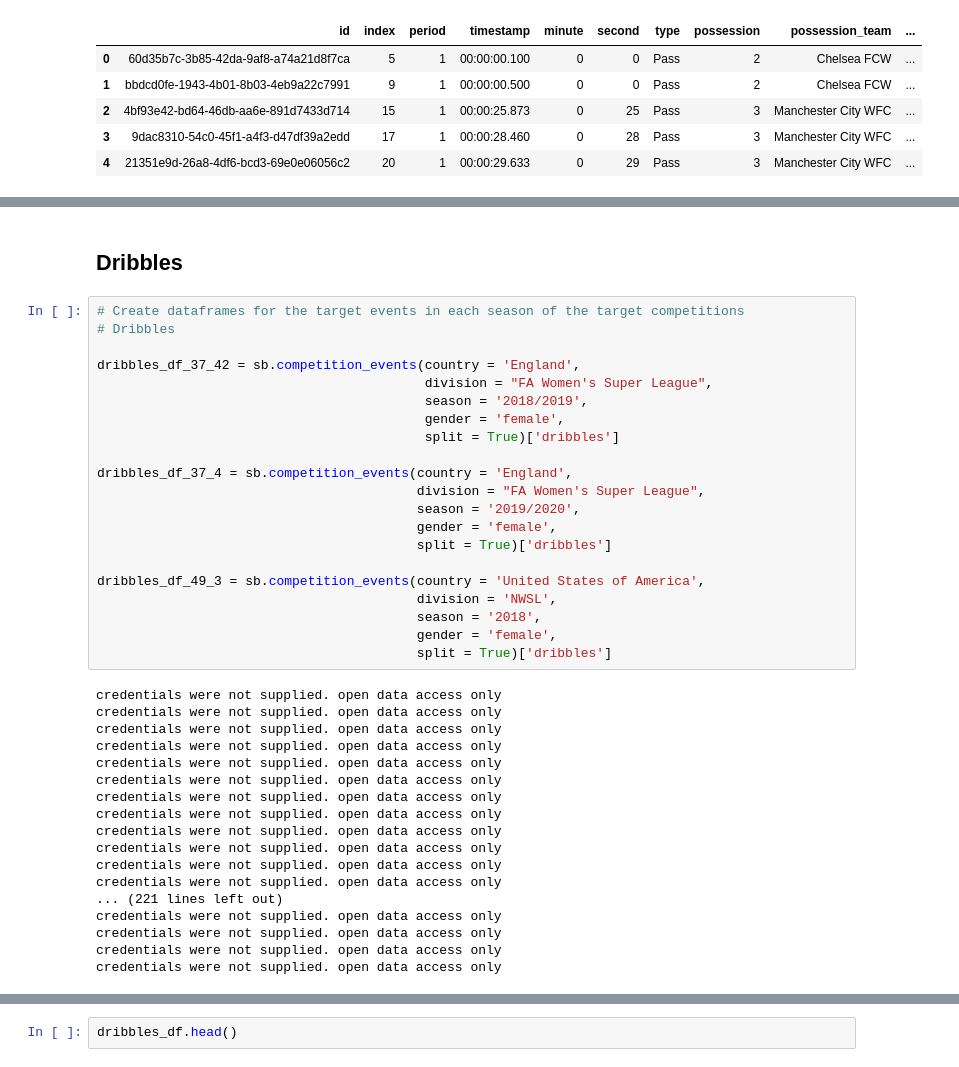
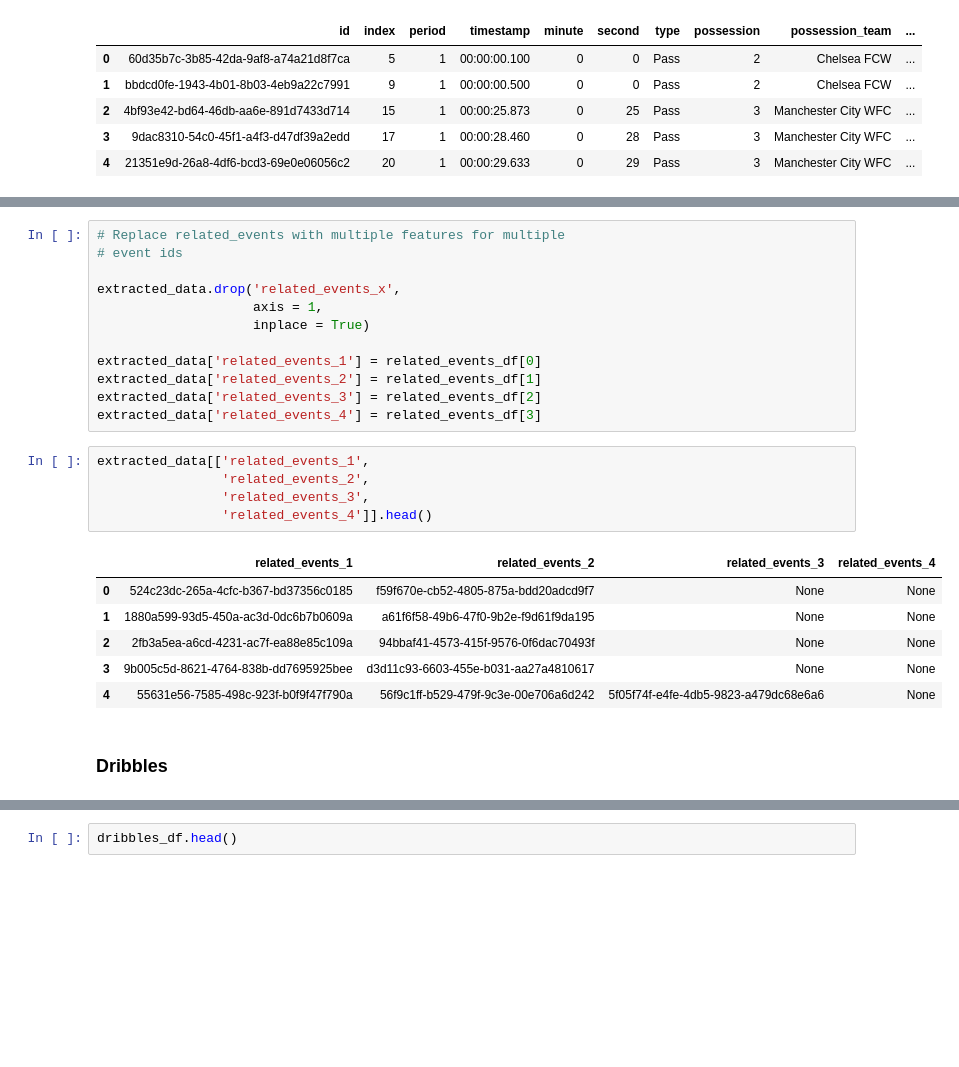
Before and after one commit to wswager/womens_soccer_expected_goals_model, a Jupyter notebook: data_extraction/expected_goals_data_extraction_notebook2.ipynb, the cells around one changed output, grey strips where cells are left out. Saved outputs shown, nothing was run; the diff lists cells and outputs as text; blank space fills up the shorter version.

```diff
--- a/data_extraction/expected_goals_data_extraction_notebook2.ipynb
+++ b/data_extraction/expected_goals_data_extraction_notebook2.ipynb
@@ -388,41 +447,26 @@ related_events = list(shots_df['related_events'])
+# %%
+# Replace related_events with multiple features for multiple
+# event ids
+
+extracted_data.drop('related_events_x',
+                    axis = 1,
+                    inplace = True)
+
+extracted_data['related_events_1'] = related_events_df[0]
+extracted_data['related_events_2'] = related_events_df[1]
+extracted_data['related_events_3'] = related_events_df[2]
+extracted_data['related_events_4'] = related_events_df[3]
+# %%
+extracted_data[['related_events_1',
+                'related_events_2',
+                'related_events_3',
+                'related_events_4']].head()
+# %% [output]
+|  | related_events_1 | related_events_2 | related_events_3 | related_events_4 |
+| 0 | 524c23dc-265a-4cfc-b367-bd37356c0185 | f59f670e-cb52-4805-875a-bdd20adcd9f7 | None | None |
+| 1 | 1880a599-93d5-450a-ac3d-0dc6b7b0609a | a61f6f58-49b6-47f0-9b2e-f9d61f9da195 | None | None |
+| 2 | 2fb3a5ea-a6cd-4231-ac7f-ea88e85c109a | 94bbaf41-4573-415f-9576-0f6dac70493f | None | None |
+| 3 | 9b005c5d-8621-4764-838b-dd7695925bee | d3d11c93-6603-455e-b031-aa27a4810617 | None | None |
+| 4 | 55631e56-7585-498c-923f-b0f9f47f790a | 56f9c1ff-b529-479f-9c3e-00e706a6d242 | 5f05f74f-e4fe-4db5-9823-a479dc68e6a6 | None |
 # %% [markdown]
-## Dribbles
+### Dribbles
-# %%
-# Create dataframes for the target events in each season of the target competitions
-# Dribbles
-
-dribbles_df_37_42 = sb.competition_events(country = 'England',
-                                          division = "FA Women's Super League",
-                                          season = '2018/2019',
-                                          gender = 'female',
-                                          split = True)['dribbles']
-
-dribbles_df_37_4 = sb.competition_events(country = 'England',
-                                         division = "FA Women's Super League",
-                                         season = '2019/2020',
-                                         gender = 'female',
-                                         split = True)['dribbles']
-
-dribbles_df_49_3 = sb.competition_events(country = 'United States of America',
-                                         division = 'NWSL',
-                                         season = '2018',
-                                         gender = 'female',
-                                         split = True)['dribbles']
-# %% [output]
-credentials were not supplied. open data access only
-credentials were not supplied. open data access only
-credentials were not supplied. open data access only
-credentials were not supplied. open data access only
-credentials were not supplied. open data access only
-credentials were not supplied. open data access only
-credentials were not supplied. open data access only
-credentials were not supplied. open data access only
-credentials were not supplied. open data access only
-credentials were not supplied. open data access only
-credentials were not supplied. open data access only
-credentials were not supplied. open data access only
-... (221 lines left out)
-credentials were not supplied. open data access only
-credentials were not supplied. open data access only
-credentials were not supplied. open data access only
-credentials were not supplied. open data access only
```
Also changed, not shown: parts of 81 cells of this notebook.
